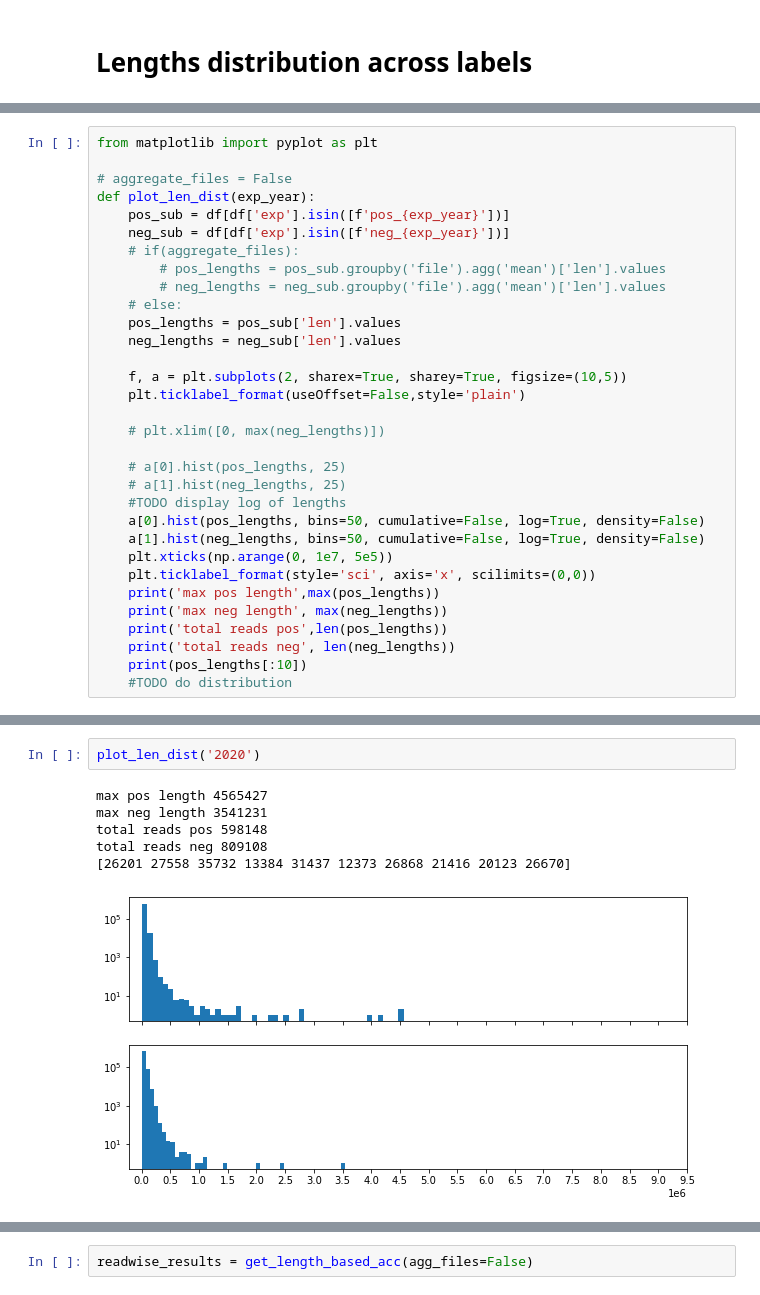
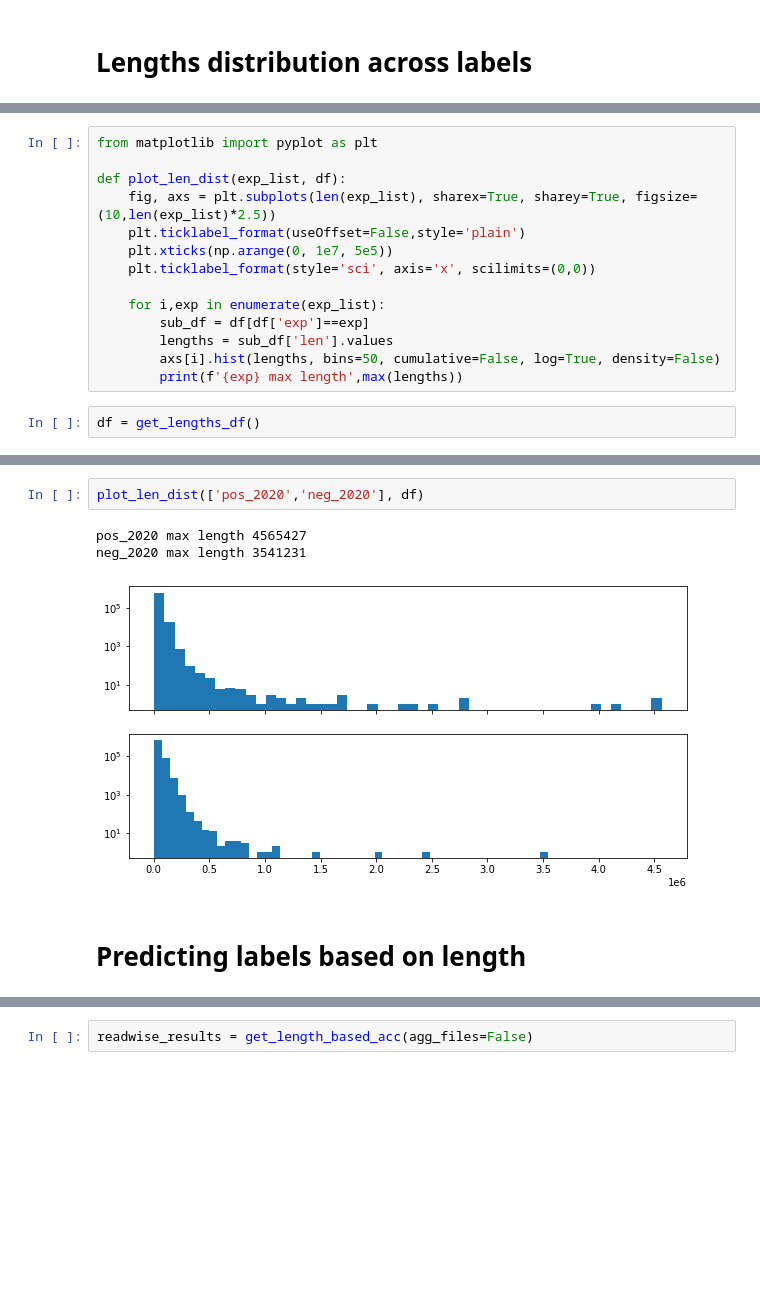
Before and after one commit to maragkakislab/rnakinet, a Jupyter notebook: Explore.ipynb, the cells around one changed output, grey strips where cells are left out. Drawn from its saved outputs; the diff is of its cells as text; blank space fills up the shorter version.

```diff
--- a/Explore.ipynb
+++ b/Explore.ipynb
@@ -375,32 +203,16 @@ df = pd.DataFrame(data)
 # %%
 from matplotlib import pyplot as plt
 
-# aggregate_files = False
-def plot_len_dist(exp_year):
-    pos_sub = df[df['exp'].isin([f'pos_{exp_year}'])]
-    neg_sub = df[df['exp'].isin([f'neg_{exp_year}'])]
-    # if(aggregate_files):
-        # pos_lengths = pos_sub.groupby('file').agg('mean')['len'].values
-        # neg_lengths = neg_sub.groupby('file').agg('mean')['len'].values
-    # else:
-    pos_lengths = pos_sub['len'].values
-    neg_lengths = neg_sub['len'].values
-
-    f, a = plt.subplots(2, sharex=True, sharey=True, figsize=(10,5))
+def plot_len_dist(exp_list, df):
+    fig, axs = plt.subplots(len(exp_list), sharex=True, sharey=True, figsize=(10,len(exp_list)*2.5))
     plt.ticklabel_format(useOffset=False,style='plain')
-
-    # plt.xlim([0, max(neg_lengths)])
-
-    # a[0].hist(pos_lengths, 25)
-    # a[1].hist(neg_lengths, 25)
-    #TODO display log of lengths
-    a[0].hist(pos_lengths, bins=50, cumulative=False, log=True, density=False)
-    a[1].hist(neg_lengths, bins=50, cumulative=False, log=True, density=False)
     plt.xticks(np.arange(0, 1e7, 5e5))
     plt.ticklabel_format(style='sci', axis='x', scilimits=(0,0))
-    print('max pos length',max(pos_lengths))
-    print('max neg length', max(neg_lengths))
-    print('total reads pos',len(pos_lengths))
-    print('total reads neg', len(neg_lengths))
-    print(pos_lengths[:10])
-    #TODO do distribution
+
+    for i,exp in enumerate(exp_list):
+        sub_df = df[df['exp']==exp]
+        lengths = sub_df['len'].values
+        axs[i].hist(lengths, bins=50, cumulative=False, log=True, density=False)
+        print(f'{exp} max length',max(lengths))
+# %%
+df = get_lengths_df()
@@ -415,13 +229,12 @@ total reads neg 2076925
 [figure]
 # %%
-plot_len_dist('2020')
+plot_len_dist(['pos_2020','neg_2020'], df)
 # %% [output]
-max pos length 4565427
-max neg length 3541231
-total reads pos 598148
-total reads neg 809108
-[26201 27558 35732 13384 31437 12373 26868 21416 20123 26670]
+pos_2020 max length 4565427
+neg_2020 max length 3541231
-[figure, old version]
+[figure, new version]
+# %% [markdown]
+# Predicting labels based on length
 # %%
 import optuna
 
```
Also changed, not shown: parts of 18 cells of this notebook, 3 other files.
